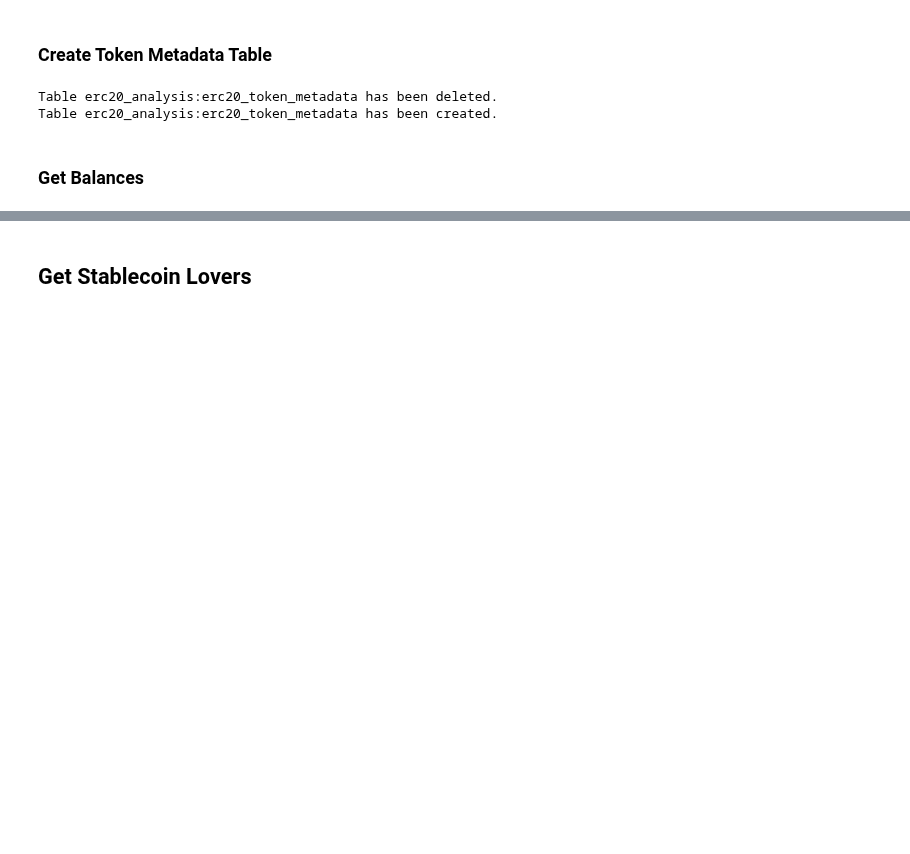
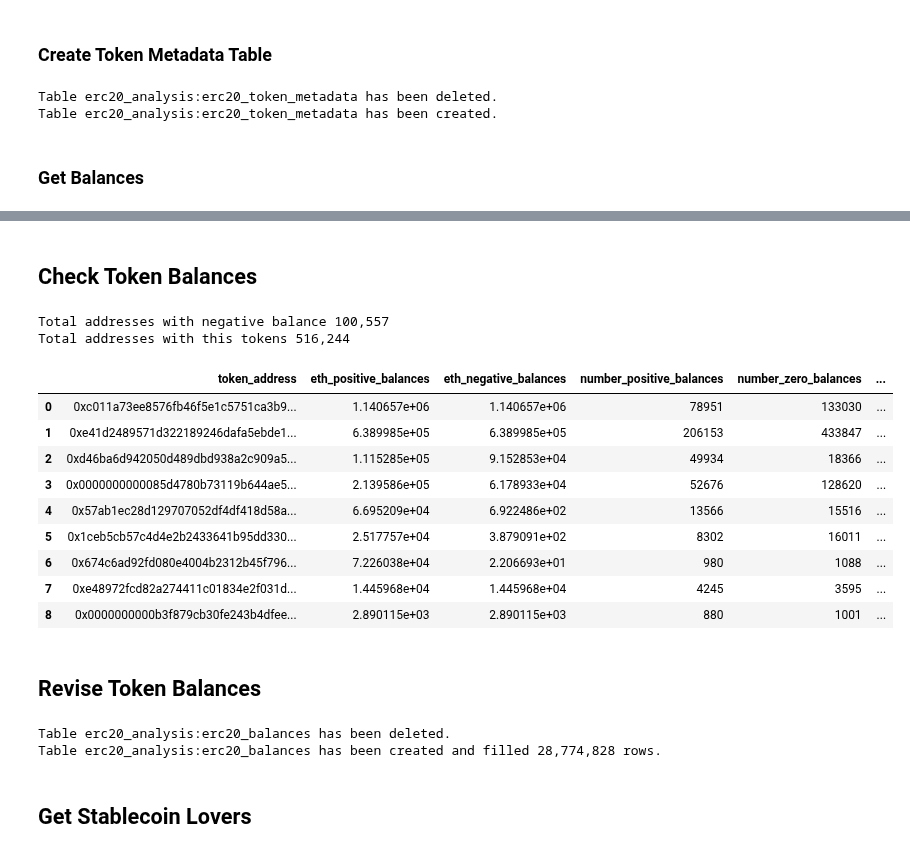
Before and after one commit to Snedashkovsky/cybergift, a Jupyter notebook: erc20__investors_and_cyberpunks.ipynb, the cells around one changed output, grey strips where cells are left out. Saved outputs shown, nothing was run; the diff lists cells and outputs as text; code cells hidden in the pictures; blank space fills up the shorter version.

```diff
--- a/erc20__investors_and_cyberpunks.ipynb
+++ b/erc20__investors_and_cyberpunks.ipynb
@@ -293,0 +299,36 @@ Table erc20_analysis:erc20_balances has been created and filled 8,757,214 rows.
+# %% [markdown]
+## Check Token Balances
+# %%
+query_2 = f'''
+    SELECT
+        token_address,
+        SUM(IF(balance > 0, eth_balance, 0)) as eth_positive_balances,
+        SUM(IF(balance < 0, - eth_balance, 0)) as eth_negative_balances,
+        COUNTIF(balance > 0) as number_positive_balances,
+        COUNTIF(balance = 0) as number_zero_balances,
+        COUNTIF(balance < 0) as number_negative_balances
+     FROM `{PROJECT_ID}.{ERC20_ANALYSIS_DATASET_NAME}.{ERC20_ROW_BALANCES_TABLE_NAME}`
+     GROUP BY token_address
+     HAVING eth_negative_balances > 0.01
+        AND number_negative_balances > 5
+     ORDER BY number_negative_balances DESC
+'''
+negative_balances_df = get_df(query_2)
+print(f'Total addresses with negative balance {sum(negative_balances_df.number_negative_balances):>,}')
+print(f'Total addresses with this tokens {sum(negative_balances_df.number_negative_balances) + sum(negative_balances_df.number_positive_balances):>,}')
+negative_balances_df
+# %% [output]
+Total addresses with negative balance 100,557
+Total addresses with this tokens 516,244
+|  | token_address | eth_positive_balances | eth_negative_balances | number_positive_balances | number_zero_balances | ... |
+| 0 | 0xc011a73ee8576fb46f5e1c5751ca3b9... | 1.140657e+06 | 1.140657e+06 | 78951 | 133030 | ... |
+| 1 | 0xe41d2489571d322189246dafa5ebde1... | 6.389985e+05 | 6.389985e+05 | 206153 | 433847 | ... |
+| 2 | 0xd46ba6d942050d489dbd938a2c909a5... | 1.115285e+05 | 9.152853e+04 | 49934 | 18366 | ... |
+| 3 | 0x0000000000085d4780b73119b644ae5... | 2.139586e+05 | 6.178933e+04 | 52676 | 128620 | ... |
+| 4 | 0x57ab1ec28d129707052df4df418d58a... | 6.695209e+04 | 6.922486e+02 | 13566 | 15516 | ... |
+| 5 | 0x1ceb5cb57c4d4e2b2433641b95dd330... | 2.517757e+04 | 3.879091e+02 | 8302 | 16011 | ... |
+| 6 | 0x674c6ad92fd080e4004b2312b45f796... | 7.226038e+04 | 2.206693e+01 | 980 | 1088 | ... |
+| 7 | 0xe48972fcd82a274411c01834e2f031d... | 1.445968e+04 | 1.445968e+04 | 4245 | 3595 | ... |
+| 8 | 0x0000000000b3f879cb30fe243b4dfee... | 2.890115e+03 | 2.890115e+03 | 880 | 1001 | ... |
+# %% [markdown]
+## Revise Token Balances
@@ -294,3 +351,47 @@ Table erc20_analysis:erc20_balances has been created and filled 8,757,214 rows.
+# %%
+revise_token_list = tuple(negative_balances_df['token_address'].values)
+query_3 = f'''
+    WITH balances as (
+        SELECT
+            address,
+            token_address,
+            balance
+        FROM `{PROJECT_ID}.{ERC20_ANALYSIS_DATASET_NAME}.{ERC20_REVISED_BALANCES_TABLE_NAME}`
+        WHERE token_address IN {tuple(revise_token_list)}
+
+        UNION ALL
+
+        SELECT
+            address,
+            token_address,
+            balance
+        FROM `{PROJECT_ID}.{ERC20_ANALYSIS_DATASET_NAME}.{ERC20_ROW_BALANCES_TABLE_NAME}`
+        WHERE token_address NOT IN {tuple(revise_token_list)}
+           OR balance = 0
+    )
+    SELECT
+        token_address,
+        balances.address as address,
+        balance,
+        token_metadata.eth_price as eth_price,
+        token_metadata.decimals as decimals,
+        balance * token_metadata.eth_price / pow(10, token_metadata.decimals) as eth_balance
+    FROM balances
+    LEFT JOIN `{PROJECT_ID}.{ERC20_ANALYSIS_DATASET_NAME}.{ERC20_TOKEN_METADATA_TABLE_NAME}`  as token_metadata
+    ON balances.token_address = token_metadata.address
+'''
+
+if DROP_TABLES:
+    drop_table(table_name=ERC20_BALANCES_TABLE_NAME,
+               dataset_name=ERC20_ANALYSIS_DATASET_NAME)
+
+if CREATE_TABLES:
+    create_table(query=query_3,
+                 table_name=ERC20_BALANCES_TABLE_NAME,
+                 dataset_name=ERC20_ANALYSIS_DATASET_NAME)
+# %% [output]
+Table erc20_analysis:erc20_balances has been deleted.
+Table erc20_analysis:erc20_balances has been created and filled 28,774,828 rows.
 # %% [markdown]
 ## Get Stablecoin Lovers
 # %%
```
Also changed, not shown: parts of 9 cells of this notebook, 3 other files.
